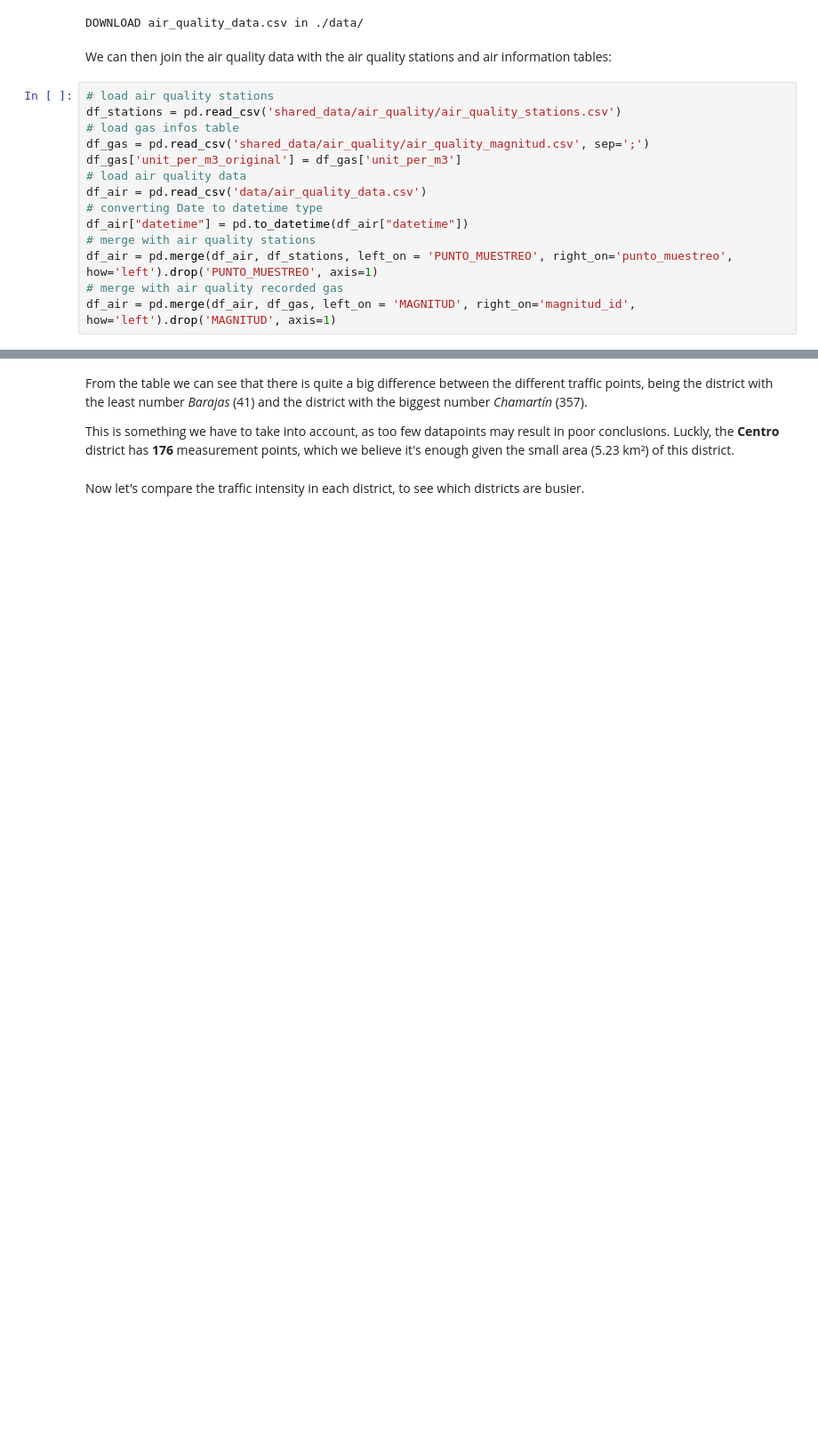
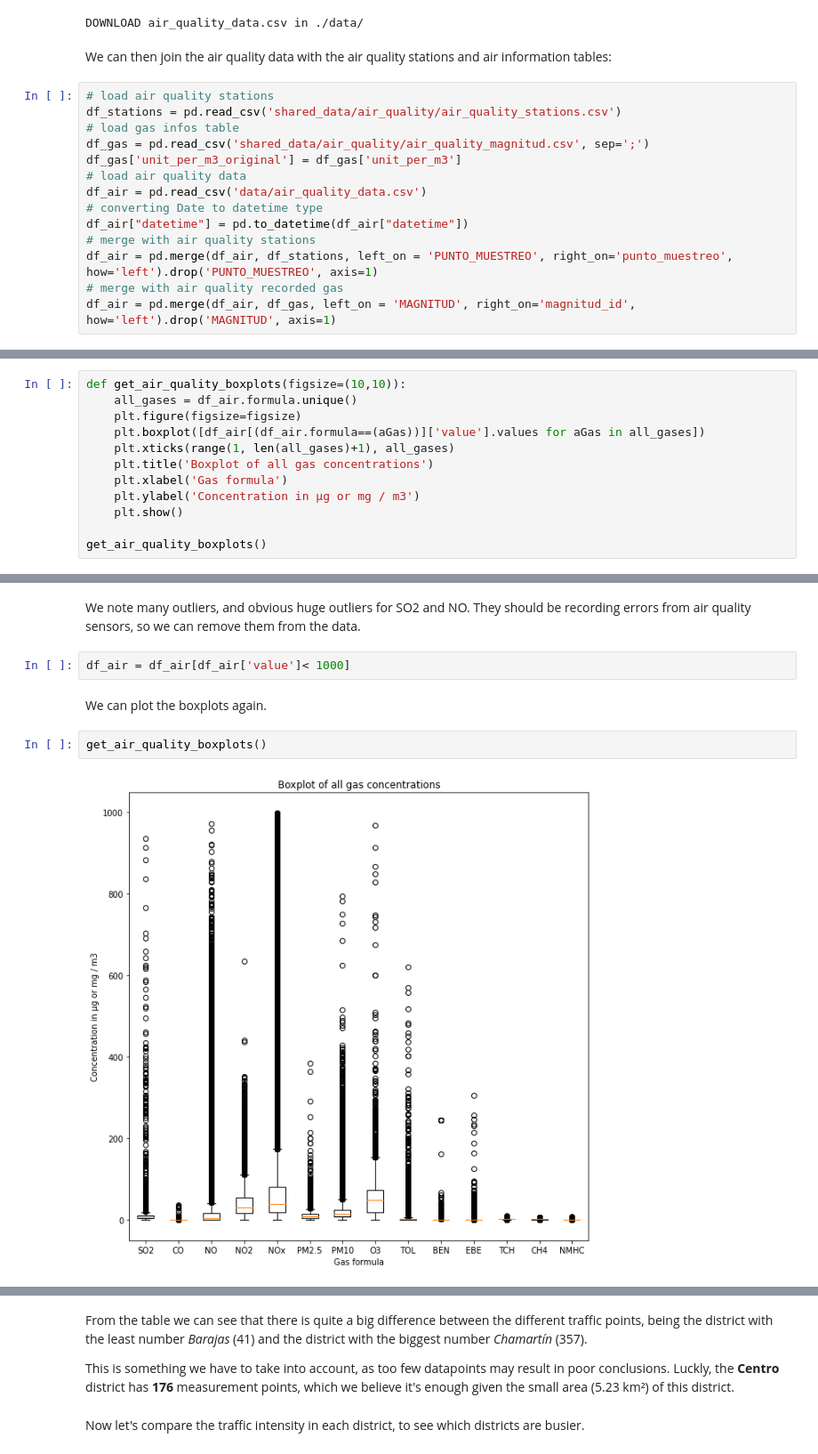
Before and after one commit to Pheithar/socialdata_madridcentral, a Jupyter notebook: Final Notebook - Madrid Central.ipynb, the cells around one changed output, grey strips where cells are left out. Shown at 89% size. Cells and saved outputs as stored; diff of their text form; blank space fills up the shorter version.

```diff
--- a/Final Notebook - Madrid Central.ipynb
+++ b/Final Notebook - Madrid Central.ipynb
@@ -1184,0 +732,12 @@ traffic_points.groupby("district").agg(number_traffic_points=("idelem", "count")
+# %%
+def get_air_quality_boxplots(figsize=(10,10)):
+    all_gases = df_air.formula.unique()
+    plt.figure(figsize=figsize)
+    plt.boxplot([df_air[(df_air.formula==(aGas))]['value'].values for aGas in all_gases])
+    plt.xticks(range(1, len(all_gases)+1), all_gases)
+    plt.title('Boxplot of all gas concentrations')
+    plt.xlabel('Gas formula')
+    plt.ylabel('Concentration in µg or mg / m3')
+    plt.show()
+
+get_air_quality_boxplots()
@@ -1184,0 +746,10 @@ traffic_points.groupby("district").agg(number_traffic_points=("idelem", "count")
+# %% [markdown]
+We note many outliers, and obvious huge outliers for SO2 and NO. They should be recording errors from air quality sensors, so we can remove them from the data.
+# %%
+df_air = df_air[df_air['value']< 1000]
+# %% [markdown]
+We can plot the boxplots again.
+# %%
+get_air_quality_boxplots()
+# %% [output]
+[figure, added]
```
Also changed, not shown: parts of 76 cells of this notebook.
